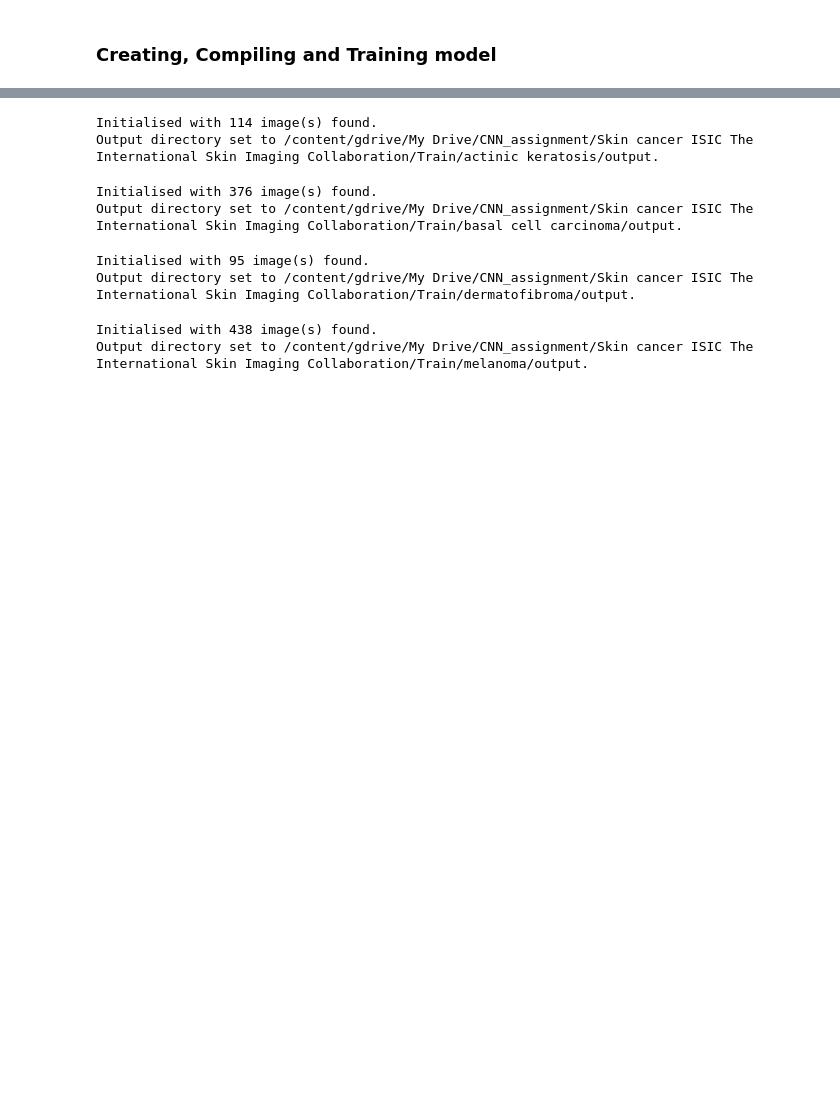
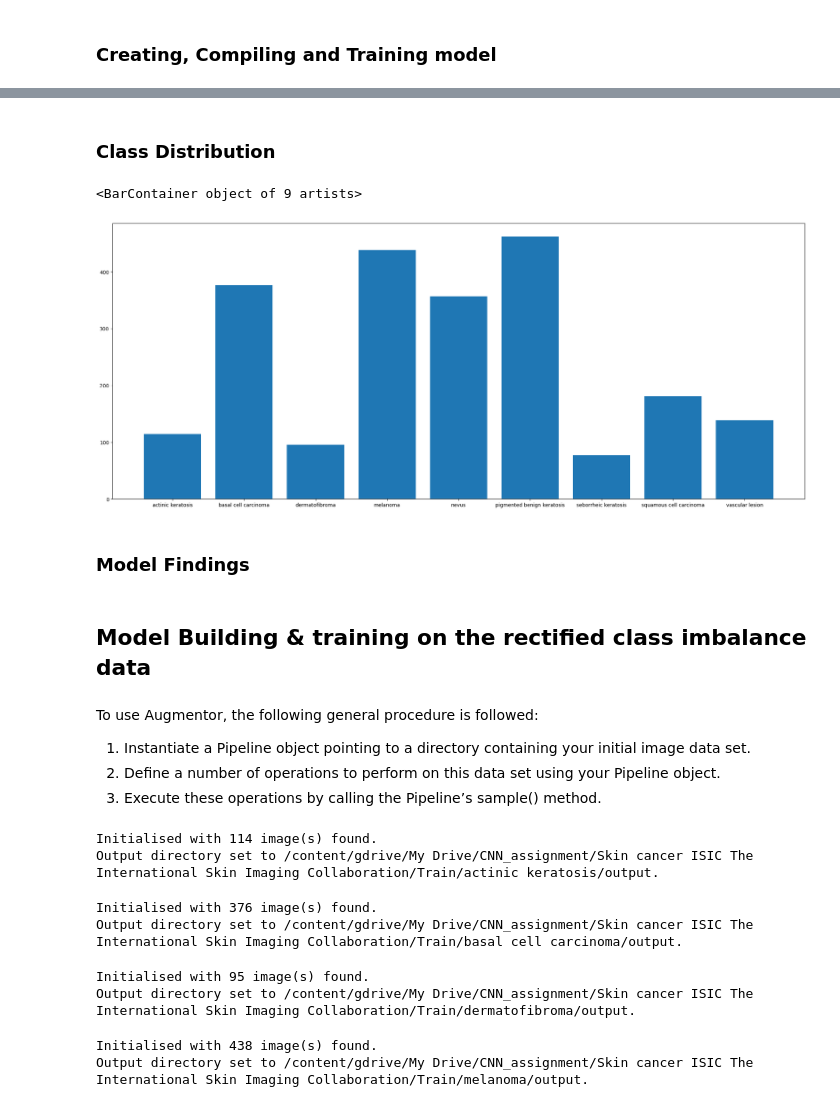
Before and after one commit to SonamKul9527/Melanoma_Detection_Assignment, a Jupyter notebook: sonam_k_nn.ipynb, the cells around one changed output, grey strips where cells are left out. Saved outputs shown, nothing was run; the diff lists cells and outputs as text; code cells hidden in the pictures; blank space fills up the shorter version.

```diff
--- a/sonam_k_nn.ipynb
+++ b/sonam_k_nn.ipynb
@@ -347,10 +345,0 @@ data_augument = keras.Sequential([
-# %%
-## Visualizing augmented data for each class one instance
-
-plt.figure(figsize=(12, 12))
-for images, labels in train_ds.take(1):
-    for i in range(9):
-        ax = plt.subplot(3, 3, i + 1)
-        plt.imshow(data_augument(images)[i].numpy().astype("uint8"))
-        plt.title(class_names[labels[i]])
-        plt.axis("off")
@@ -448,3 +464,25 @@ plot_accuracyAndLoss(history, epochs)
+# %% [markdown]
+### Class Distribution
+# %%
+count=[]
+for i in class_names:
+    count.append(len(list(data_dir_train.glob(i+'/*.jpg'))))
+plt.figure(figsize=(25,10))
+plt.bar(class_names,count)
+# %% [output]
+<BarContainer object of 9 artists>
+[figure, added]
+# %% [markdown]
+### Model Findings
+# %% [markdown]
+## Model Building & training on the rectified class imbalance data
+# %% [markdown]
+To use Augmentor, the following general procedure is followed:
+
+
+1.   Instantiate a Pipeline object pointing to a directory containing your initial image data set.
+2.   Define a number of operations to perform on this data set using your Pipeline object.
+3. Execute these operations by calling the Pipeline’s sample() method.
 # %%
 path_to_training_dataset="/content/gdrive/My Drive/CNN_assignment/Skin cancer ISIC The International Skin Imaging Collaboration/Train/"
 
```
Also changed, not shown: parts of 30 cells of this notebook.
